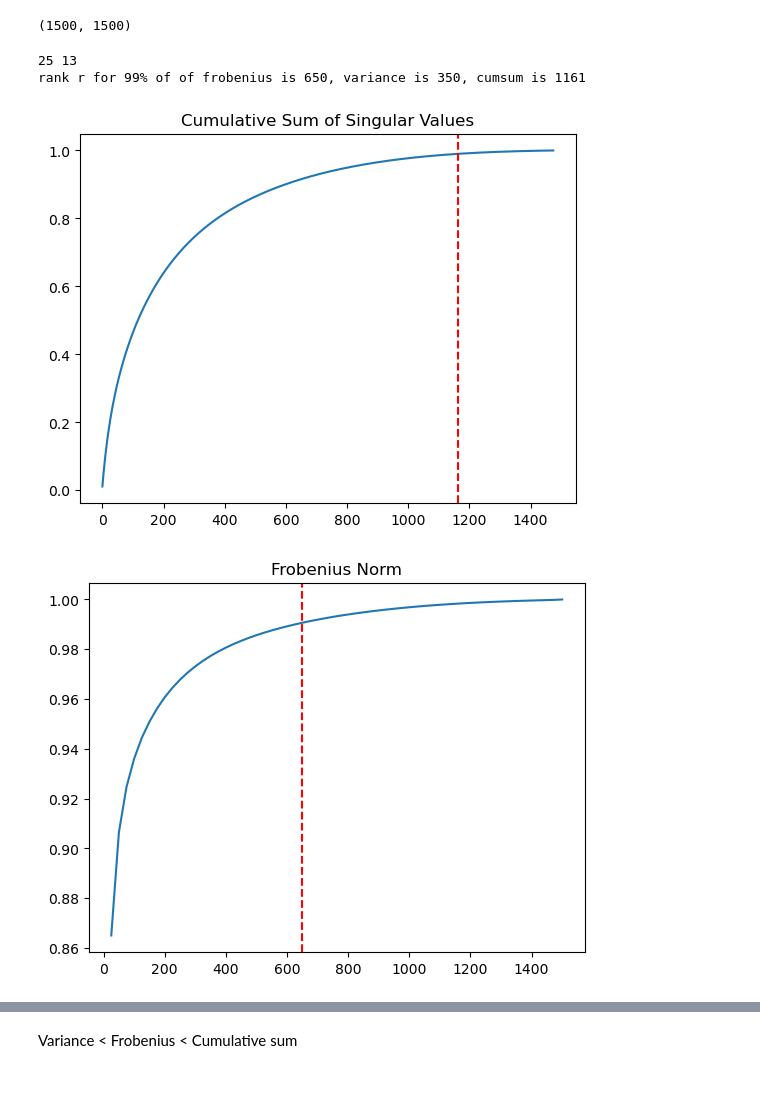
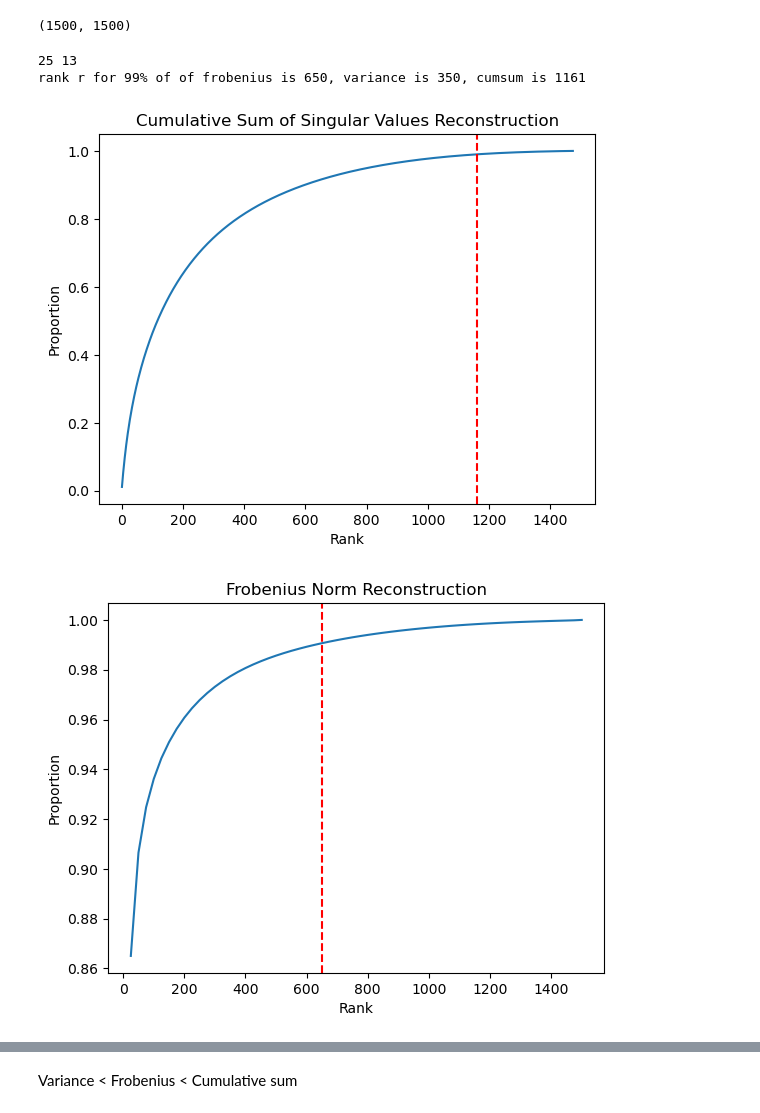
Before and after one commit to shondle/data-driven-physics, a Jupyter notebook: dimensionality_reduction_and_transforms/SVD.ipynb, the cells around one changed output, grey strips where cells are left out. Drawn from its saved outputs; the diff is of its cells as text; code cells hidden in the pictures; blank space fills up the shorter version.

Commit message:
Fix plotting

```diff
--- a/dimensionality_reduction_and_transforms/SVD.ipynb
+++ b/dimensionality_reduction_and_transforms/SVD.ipynb
@@ -62,6 +69,7 @@ for r in rs:
     rec_error.append(x[0])
     square_rec_error.append(x[1])
 
+
 cum_sum = np.cumsum(np.diag(S)[25:]) / np.sum(np.diag(S)[25:])
 
 
@@ -71,35 +79,41 @@ r_cum_sum = np.argmax(cum_sum >= 0.99)
 rec_error_norm = 1 - (rec_error / np.sum(rec_error))
 r_frobenius = np.argmax(rec_error_norm >= 0.99)
 
 # Square Frobenius (Variance)
 square_rec_error_norm = 1 - (square_rec_error / np.sum(square_rec_error))
 r_square_frobenius = np.argmax(square_rec_error_norm >= 0.99)
 
 print(r_frobenius, r_square_frobenius)
 
 
 print(f"rank r for 99% of of frobenius is {rs[r_frobenius]}, variance is {rs[r_square_frobenius]}, cumsum is {r_cum_sum}")
 
 
 plt.figure(1)
-plt.title("Cumulative Sum of Singular Values")
+plt.title("Cumulative Sum of Singular Values Reconstruction")
 plt.plot(cum_sum)
 plt.axvline(x=r_cum_sum, color='r', linestyle='--')
+plt.xlabel('Rank')
+plt.ylabel('Proportion')
 plt.show()
 
 plt.figure(2)
-plt.title("Frobenius Norm")
+plt.title("Frobenius Norm Reconstruction")
 plt.plot(rs, rec_error_norm)
 plt.axvline(x=rs[r_frobenius], color='r', linestyle='--')
+plt.xlabel('Rank')
+plt.ylabel('Proportion')
 plt.show()
 
 plt.figure(3)
-plt.title("Square Frobenius Norm")
+plt.title("Variance Reconstruction")
 plt.plot(rs, square_rec_error_norm)
 plt.axvline(x=rs[r_square_frobenius], color='r', linestyle='--')
+plt.xlabel('Rank')
+plt.ylabel('Proportion')
 plt.show()
 # %% [output]
 25 13
 rank r for 99% of of frobenius is 650, variance is 350, cumsum is 1161
-[figure, old version]
+[figure, new version]
-[figure, old version]
+[figure, new version]
```
Also changed, not shown: parts of 2 cells of this notebook.
